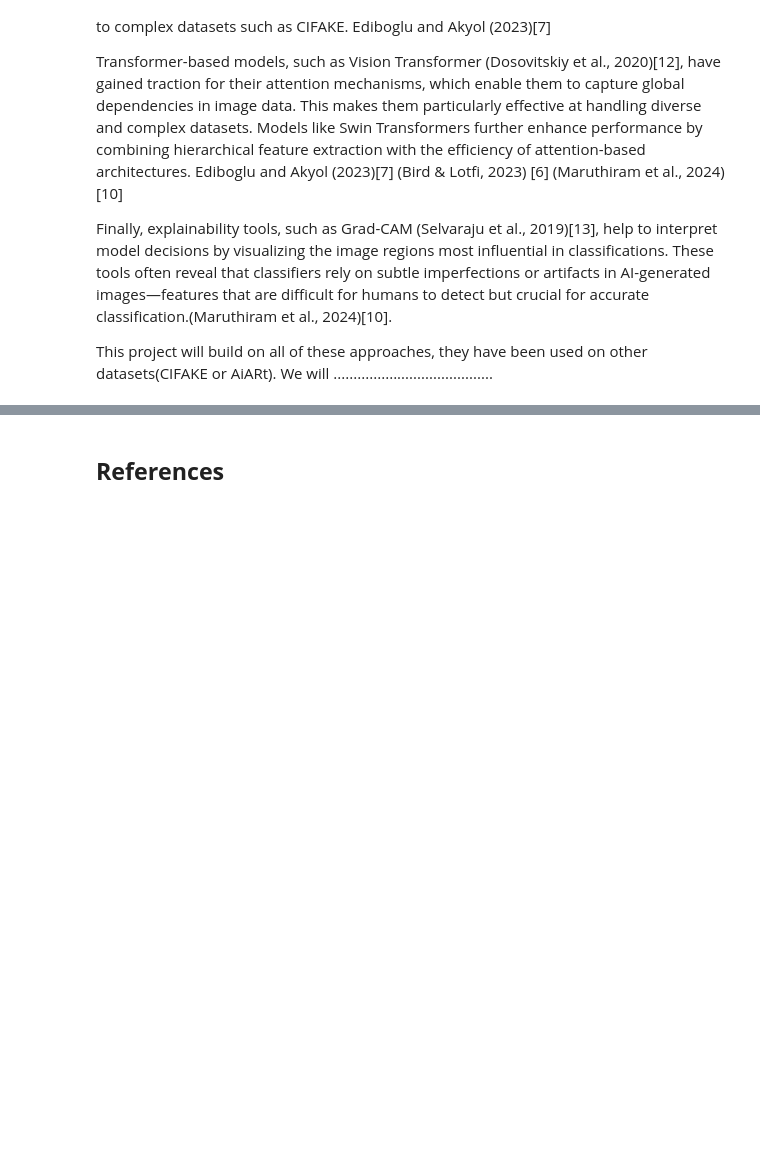
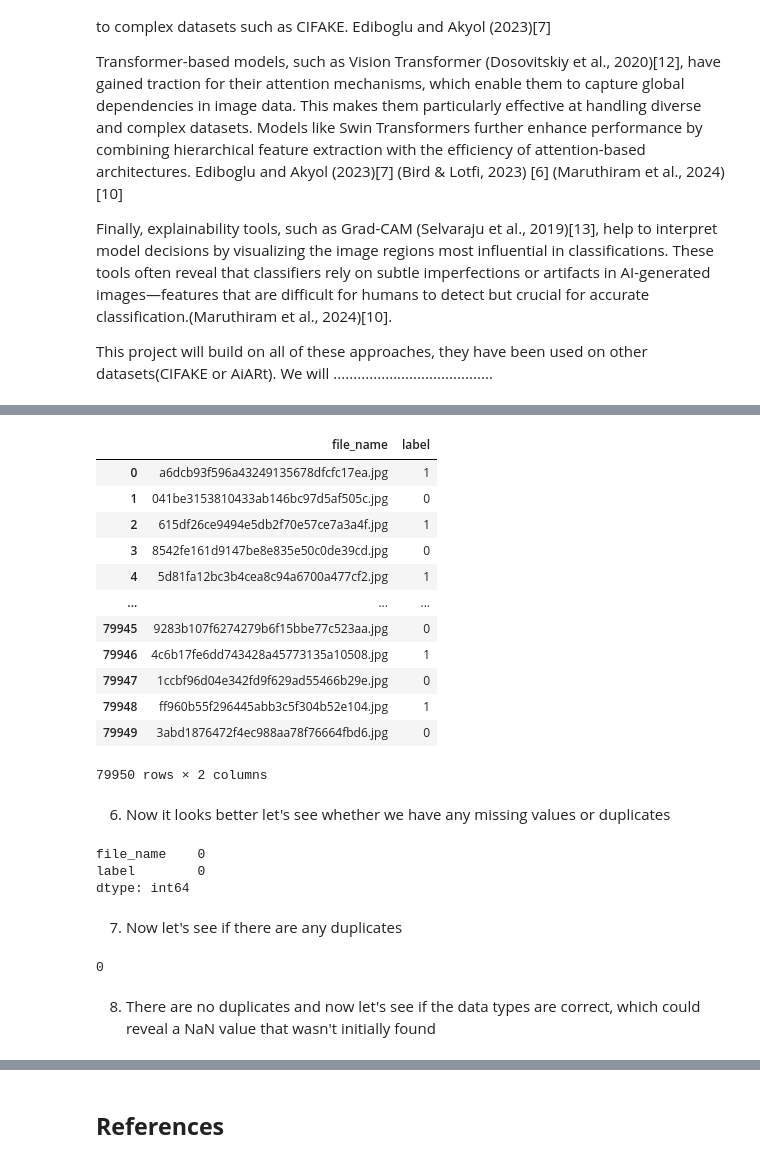
Before and after one commit to AsenSirakov/Deep_Learning_2024_Soft_uni, a Jupyter notebook: Project/Ai_vs_real_images_classification.ipynb, the cells around one changed output, grey strips where cells are left out. Drawn from its saved outputs; the diff is of its cells as text; code cells hidden in the pictures; blank space fills up the shorter version.

```diff
--- a/Project/Ai_vs_real_images_classification.ipynb
+++ b/Project/Ai_vs_real_images_classification.ipynb
@@ -54,0 +87,32 @@ NOTE: I am working on v1 of the dataset, which was updated on 22/01/2025. The di
+# %%
+train_df
+# %% [output]
+|  | file_name | label |
+| 0 | a6dcb93f596a43249135678dfcfc17ea.jpg | 1 |
+| 1 | 041be3153810433ab146bc97d5af505c.jpg | 0 |
+| 2 | 615df26ce9494e5db2f70e57ce7a3a4f.jpg | 1 |
+| 3 | 8542fe161d9147be8e835e50c0de39cd.jpg | 0 |
+| 4 | 5d81fa12bc3b4cea8c94a6700a477cf2.jpg | 1 |
+| ... | ... | ... |
+| 79945 | 9283b107f6274279b6f15bbe77c523aa.jpg | 0 |
+| 79946 | 4c6b17fe6dd743428a45773135a10508.jpg | 1 |
+| 79947 | 1ccbf96d04e342fd9f629ad55466b29e.jpg | 0 |
+| 79948 | ff960b55f296445abb3c5f304b52e104.jpg | 1 |
+| 79949 | 3abd1876472f4ec988aa78f76664fbd6.jpg | 0 |
+79950 rows × 2 columns
+# %% [markdown]
+6. Now it looks better let's see whether we have any missing values or duplicates
+# %%
+train_df.isnull().sum()
+# %% [output]
+file_name    0
+label        0
+dtype: int64
+# %% [markdown]
+7. Now let's see if there are any duplicates
+# %%
+train_df.duplicated().sum()
+# %% [output]
+0
+# %% [markdown]
+8. There are no duplicates and now let's see if the data types are correct, which could reveal a NaN value that wasn't initially found
```
Also changed, not shown: parts of 16 cells of this notebook.
